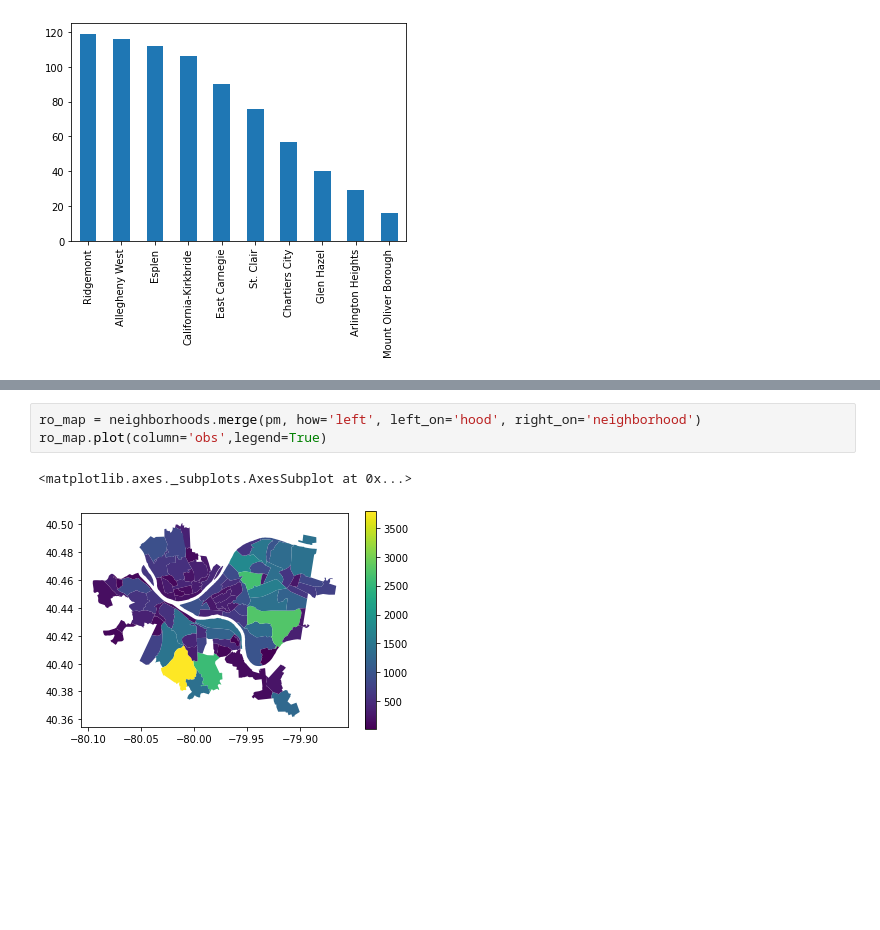
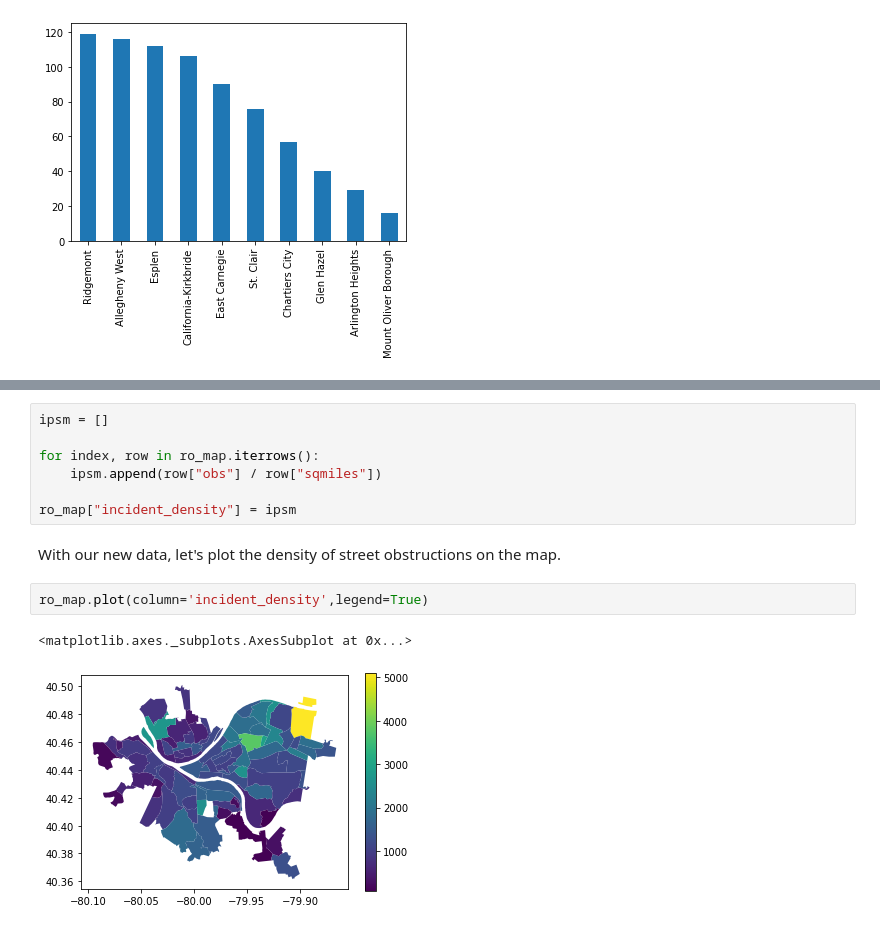
Before and after one commit to drewlp22/cmpinf0010-final, a Jupyter notebook: Drew_notebook.ipynb, the cells around one changed output, grey strips where cells are left out. Saved outputs shown, nothing was run; the diff lists cells and outputs as text; blank space fills up the shorter version.

```diff
--- a/Drew_notebook.ipynb
+++ b/Drew_notebook.ipynb
@@ -100,6 +77,14 @@ newhood
+# %%
+ipsm = []
+
+for index, row in ro_map.iterrows():
+    ipsm.append(row["obs"] / row["sqmiles"])
+
+ro_map["incident_density"] = ipsm
+# %% [markdown]
+With our new data, let's plot the density of street obstructions on the map.
 # %%
-ro_map = neighborhoods.merge(pm, how='left', left_on='hood', right_on='neighborhood')
-ro_map.plot(column='obs',legend=True)
+ro_map.plot(column='incident_density',legend=True)
 # %% [output]
 <matplotlib.axes._subplots.AxesSubplot at 0x...>
-[figure, old version]
+[figure, new version]
```
Also changed, not shown: parts of 20 cells of this notebook.
